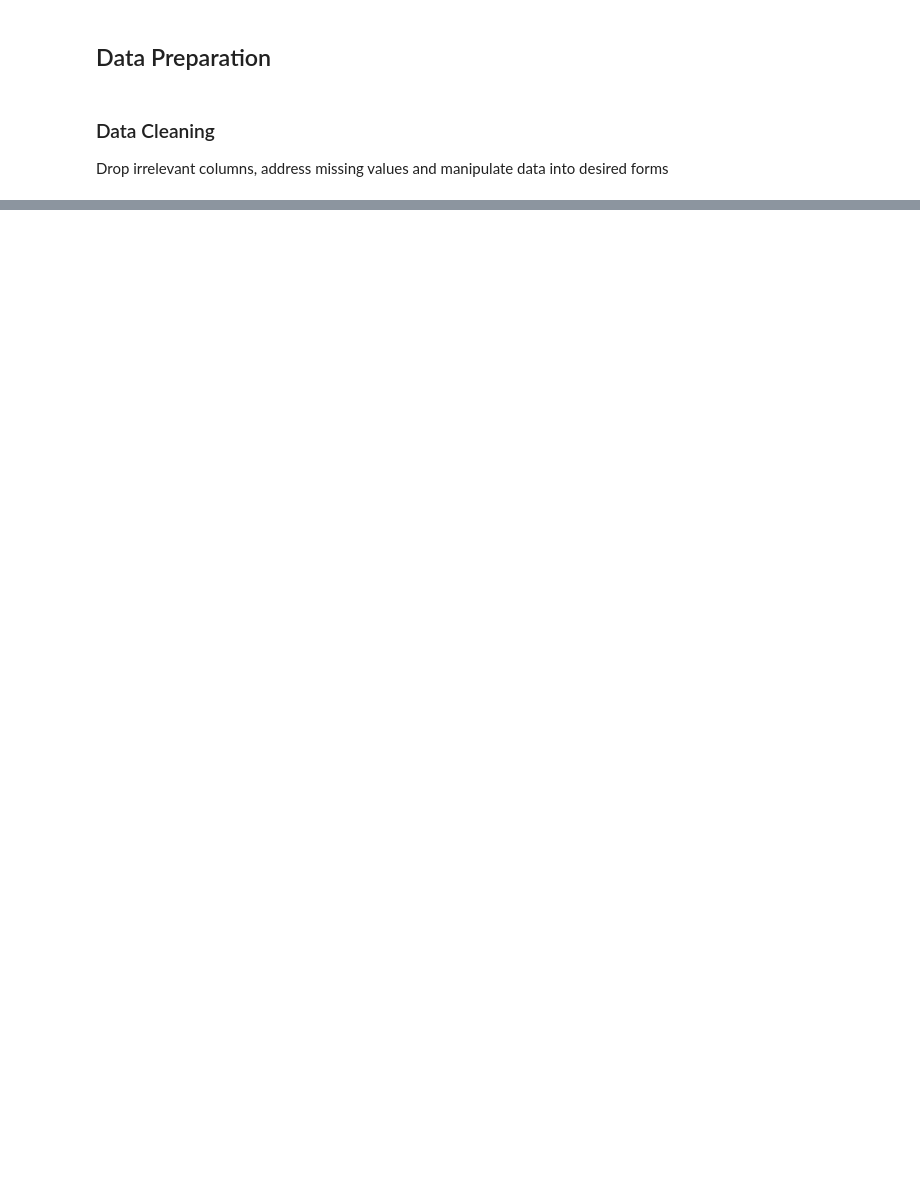
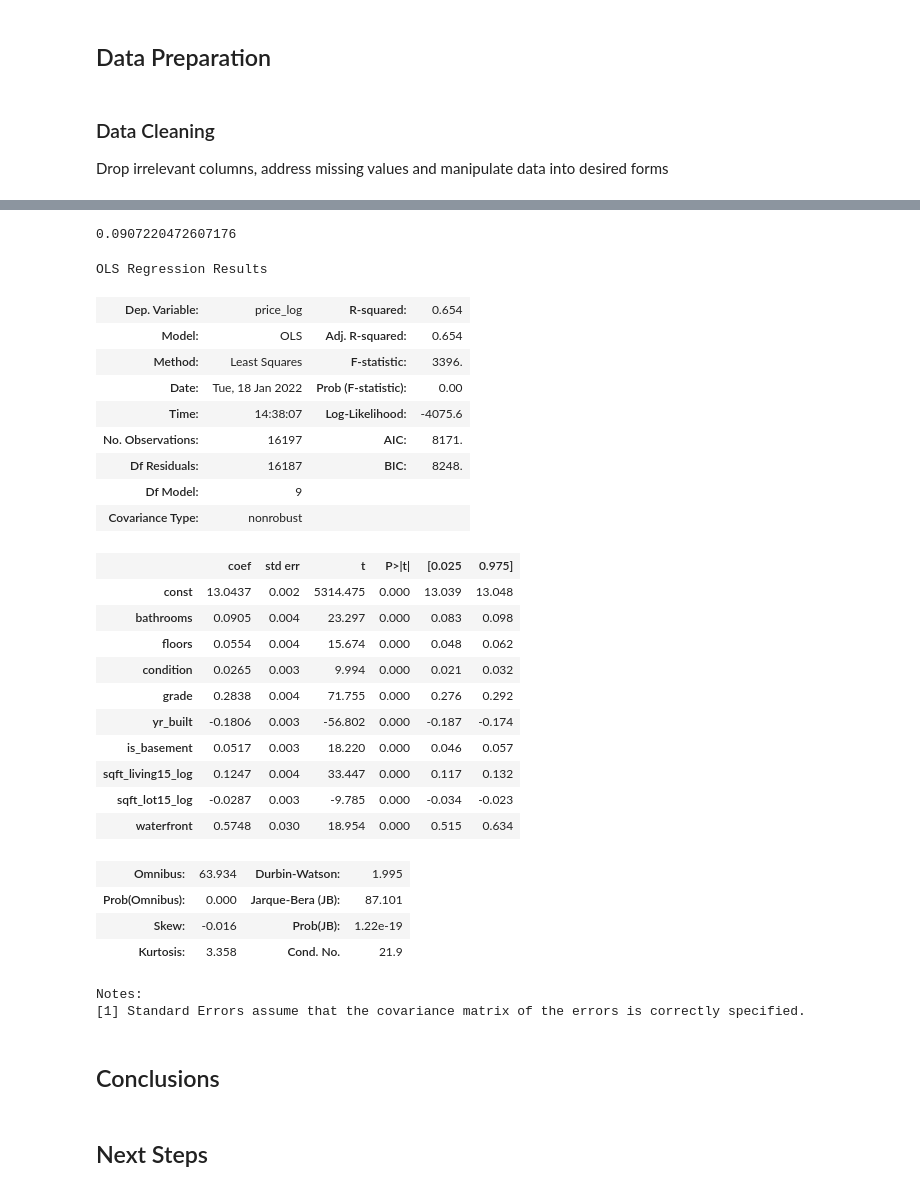
Before and after one commit to bentoler22/Flatiron_Phase_2_Project, a Jupyter notebook: student.ipynb, the cells around one changed output, grey strips where cells are left out. Saved outputs shown, nothing was run; the diff lists cells and outputs as text; code cells hidden in the pictures; blank space fills up the shorter version.

```diff
--- a/student.ipynb
+++ b/student.ipynb
@@ -257,0 +303,5 @@ Use sklearn feature selection
+# %%
+#construct model using all predictor variables
+model = sm.OLS(y_train, sm.add_constant(X_train_std.drop(['sqft_lot_log',
+                              'sqft_living_log',
+                              'sqft_above_log'], axis=1))).fit()
@@ -307,2 +487,2 @@ final_model.score(X_test_final, y_test)
 # %%
-sm.OLS(y_train, sm.add_constant(X_train_final)).fit().summary()
+model = sm.OLS(y_train, sm.add_constant(X_train_final)).fit()
@@ -447,0 +507,38 @@ df2[(df2.cc>.7) & (df2.cc <1)]
+# %%
+model.params.bathrooms
+# %% [output]
+0.0907220472607176
+# %%
+model.summary()
+# %% [output]
+OLS Regression Results
+| Dep. Variable: | price_log | R-squared: | 0.654 |
+| Model: | OLS | Adj. R-squared: | 0.654 |
+| Method: | Least Squares | F-statistic: | 3396. |
+| Date: | Tue, 18 Jan 2022 | Prob (F-statistic): | 0.00 |
+| Time: | 14:38:07 | Log-Likelihood: | -4075.6 |
+| No. Observations: | 16197 | AIC: | 8171. |
+| Df Residuals: | 16187 | BIC: | 8248. |
+| Df Model: | 9 |  |  |
+| Covariance Type: | nonrobust |  |  |
+|  | coef | std err | t | P>|t| | [0.025 | 0.975] |
+| const | 13.0437 | 0.002 | 5314.475 | 0.000 | 13.039 | 13.048 |
+| bathrooms | 0.0905 | 0.004 | 23.297 | 0.000 | 0.083 | 0.098 |
+| floors | 0.0554 | 0.004 | 15.674 | 0.000 | 0.048 | 0.062 |
+| condition | 0.0265 | 0.003 | 9.994 | 0.000 | 0.021 | 0.032 |
+| grade | 0.2838 | 0.004 | 71.755 | 0.000 | 0.276 | 0.292 |
+| yr_built | -0.1806 | 0.003 | -56.802 | 0.000 | -0.187 | -0.174 |
+| is_basement | 0.0517 | 0.003 | 18.220 | 0.000 | 0.046 | 0.057 |
+| sqft_living15_log | 0.1247 | 0.004 | 33.447 | 0.000 | 0.117 | 0.132 |
+| sqft_lot15_log | -0.0287 | 0.003 | -9.785 | 0.000 | -0.034 | -0.023 |
+| waterfront | 0.5748 | 0.030 | 18.954 | 0.000 | 0.515 | 0.634 |
+| Omnibus: | 63.934 | Durbin-Watson: | 1.995 |
+| Prob(Omnibus): | 0.000 | Jarque-Bera (JB): | 87.101 |
+| Skew: | -0.016 | Prob(JB): | 1.22e-19 |
+| Kurtosis: | 3.358 | Cond. No. | 21.9 |
+Notes:
+[1] Standard Errors assume that the covariance matrix of the errors is correctly specified.
+# %% [markdown]
+## Conclusions
+# %% [markdown]
+## Next Steps
```
Also changed, not shown: parts of 112 cells of this notebook.
